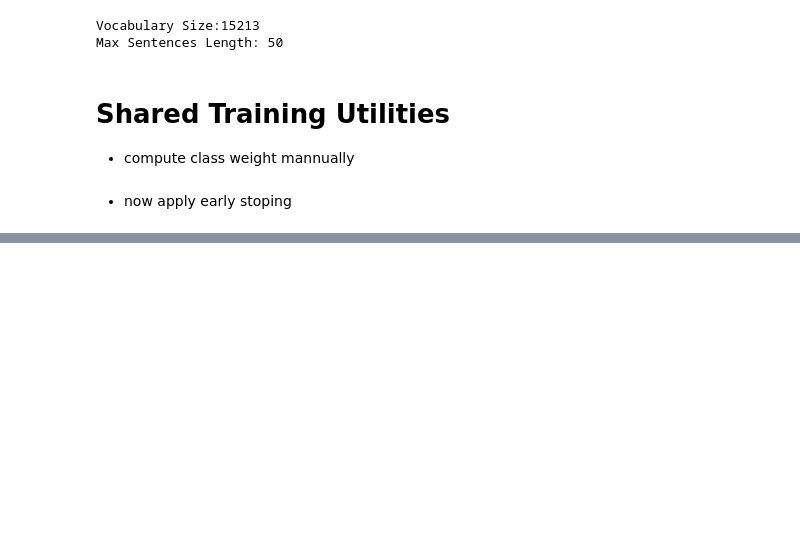
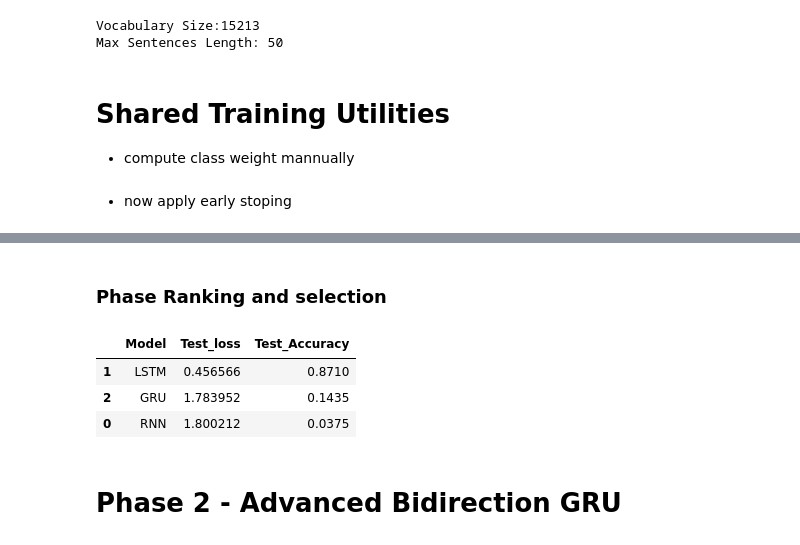
Before and after one commit to MehirSingh/Emotion-Classification-, a Jupyter notebook: new.ipynb, the cells around one changed output, grey strips where cells are left out. Cells and saved outputs as stored; diff of their text form; code cells hidden in the pictures; blank space fills up the shorter version.

Commit message:
Deep learning model completed

```diff
--- a/new.ipynb
+++ b/new.ipynb
@@ -117,0 +215,21 @@ early_stopping = EarlyStopping(
+# %%
+gru_model = Sequential([
+    Embedding(input_dim=max_words, output_dim=128, input_length=50), #input length means how many words in a sentence
+    LSTM(units=128, return_sequences=True),
+    Dropout(0.50),
+    LSTM(units=64),
+    Dropout(0.50), # to prevent obverfitting we drop 50 percent of the layers
+    Dense(units=num_classes, activation='softmax') #Output Layer
+])
+
+gru_model.compile(optimizer='adam',loss='sparse_categorical_crossentropy',metrics=['accuracy'])
+# %%
+gru_model.fit(
+    padded_train_sequence,
+    train_labels,
+    validation_data=(padded_test_sequence, test_labels),
+    epochs=20,
+    batch_size=32,
+    class_weight=class_weight_dict,
+    callbacks=[early_stopping]
+)
@@ -117,0 +250,4 @@ early_stopping = EarlyStopping(
+# %%
+gru_loss, gru_accuracy = gru_model.evaluate(padded_test_sequence, test_labels)
+print(f"GRU test loss: {gru_loss}")
+print(f"GRU accuracy: {gru_accuracy}")
@@ -117,0 +258,17 @@ early_stopping = EarlyStopping(
+# %% [markdown]
+### Phase  Ranking and selection
+# %%
+result_df = pd.DataFrame({
+    'Model': ['RNN', 'LSTM', 'GRU'],
+    'Test_loss': [rnn_loss, lstm_loss, gru_loss],
+    'Test_Accuracy': [rnn_accuracy, lstm_accuracy, gru_accuracy]
+}).sort_values(by='Test_Accuracy', ascending= False)
+# %%
+result_df
+# %% [output]
+|  | Model | Test_loss | Test_Accuracy |
+| 1 | LSTM | 0.456566 | 0.8710 |
+| 2 | GRU | 1.783952 | 0.1435 |
+| 0 | RNN | 1.800212 | 0.0375 |
+# %% [markdown]
+# Phase 2 - Advanced Bidirection GRU
```
Also changed, not shown: parts of 27 cells of this notebook, 2 other files.
